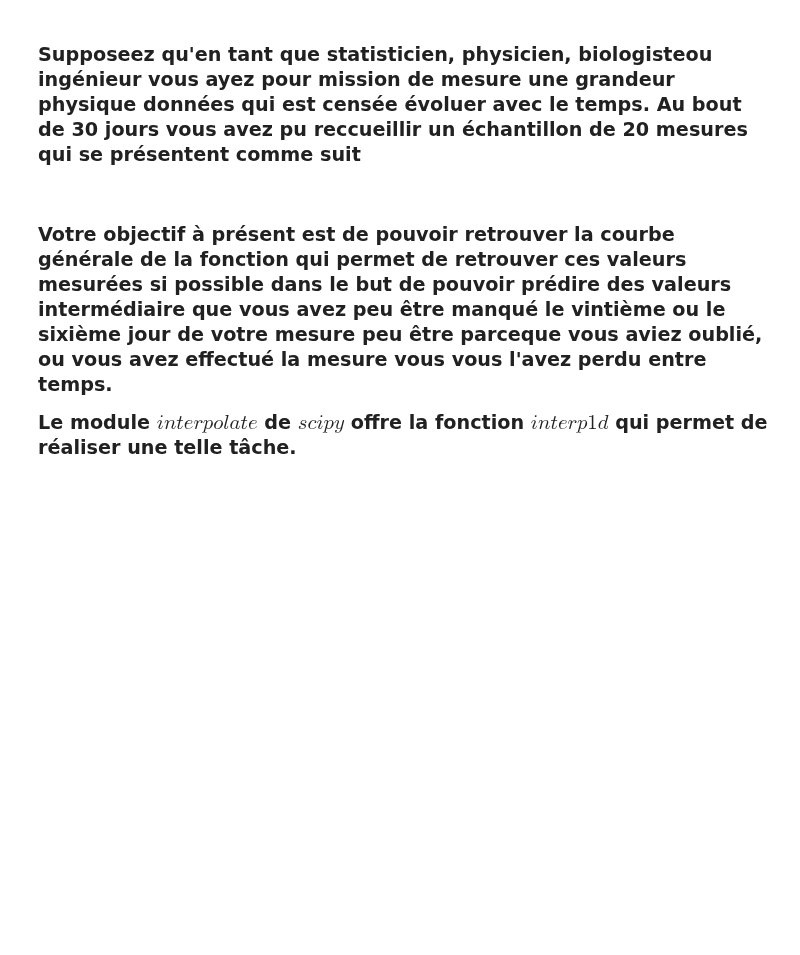
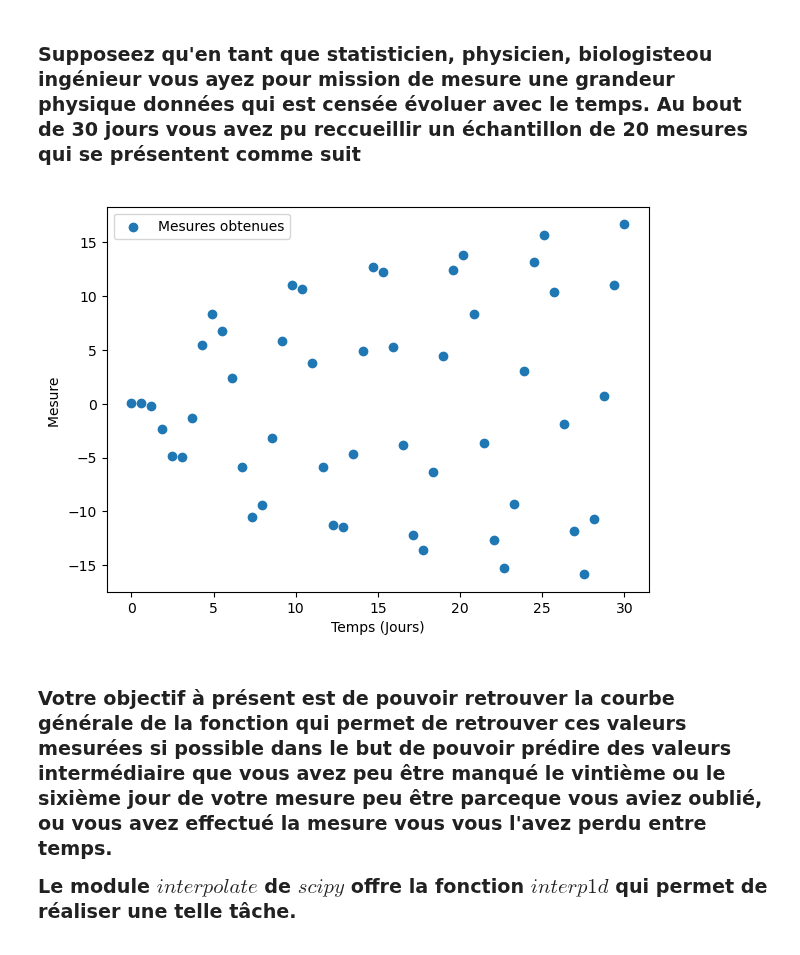
Before and after one commit to Brice-KENGNI-ZANGUIM/Python-pour-les-Mathematiques, a Jupyter notebook: Bibliothèque Scipy.ipynb, the cells around one changed output. Drawn from its saved outputs; the diff is of its cells as text; code cells hidden in the pictures; blank space fills up the shorter version.

```diff
--- a/Bibliothèque Scipy.ipynb
+++ b/Bibliothèque Scipy.ipynb
@@ -129,25 +181,28 @@ resultat
 <h3> <p> Supposeez qu'en tant que statisticien, physicien, biologisteou ingénieur vous ayez pour mission de mesure une grandeur physique données qui est censée évoluer avec le temps. Au bout de 30 jours vous avez pu reccueillir un échantillon de 20 mesures qui se présentent comme suit </p>
 # %%
 t_min, t_max = 0 , 30
-N = 20
+N = 50
 
 
 def mesure ( t ) :
-    base = 6*np.cos(2*np.pi*t*6/(t_max-t_min))*t**3.3/(1+  2*t + +t**3)
+    base = 6*np.cos(2*np.pi*t*6/(t_max-t_min) +)*t**3.3/(1+  2*t + +t**3)
     bruit = np.random.rand(t.size) - np.random.rand(t.size)
 
     return base + bruit
 
-t_sample = np.linspace(t_min , t_max, N)
+t_sample =  np.linspace(t_min , t_max, N)
+t_sample[0] , t_sample[-1] = t_min , t_max
 y_sample = mesure ( t_sample)
 
 
 plt.figure(figsize = (7,5))
 plt.scatter(t_sample , y_sample, label= "Mesures obtenues")
 plt.xlabel("Temps (Jours)")
 plt.ylabel("Mesure ")
 plt.legend(loc="upper left")
 plt.show()
+# %% [output]
+[figure, added]
 # %% [markdown]
 <h3> <p> Votre objectif à présent est de pouvoir retrouver la courbe générale de la fonction qui permet de retrouver ces valeurs mesurées si possible dans le but de pouvoir prédire des valeurs intermédiaire que vous avez peu être manqué le vintième ou le sixième jour de votre mesure peu être parceque vous aviez oublié, ou vous avez effectué la mesure vous vous l'avez perdu entre temps. </p>
     <p> Le module $interpolate$ de $scipy$ offre la fonction $interp1d$ qui permet de réaliser une telle tâche. </p>
```
Also changed, not shown: parts of 17 cells of this notebook.
